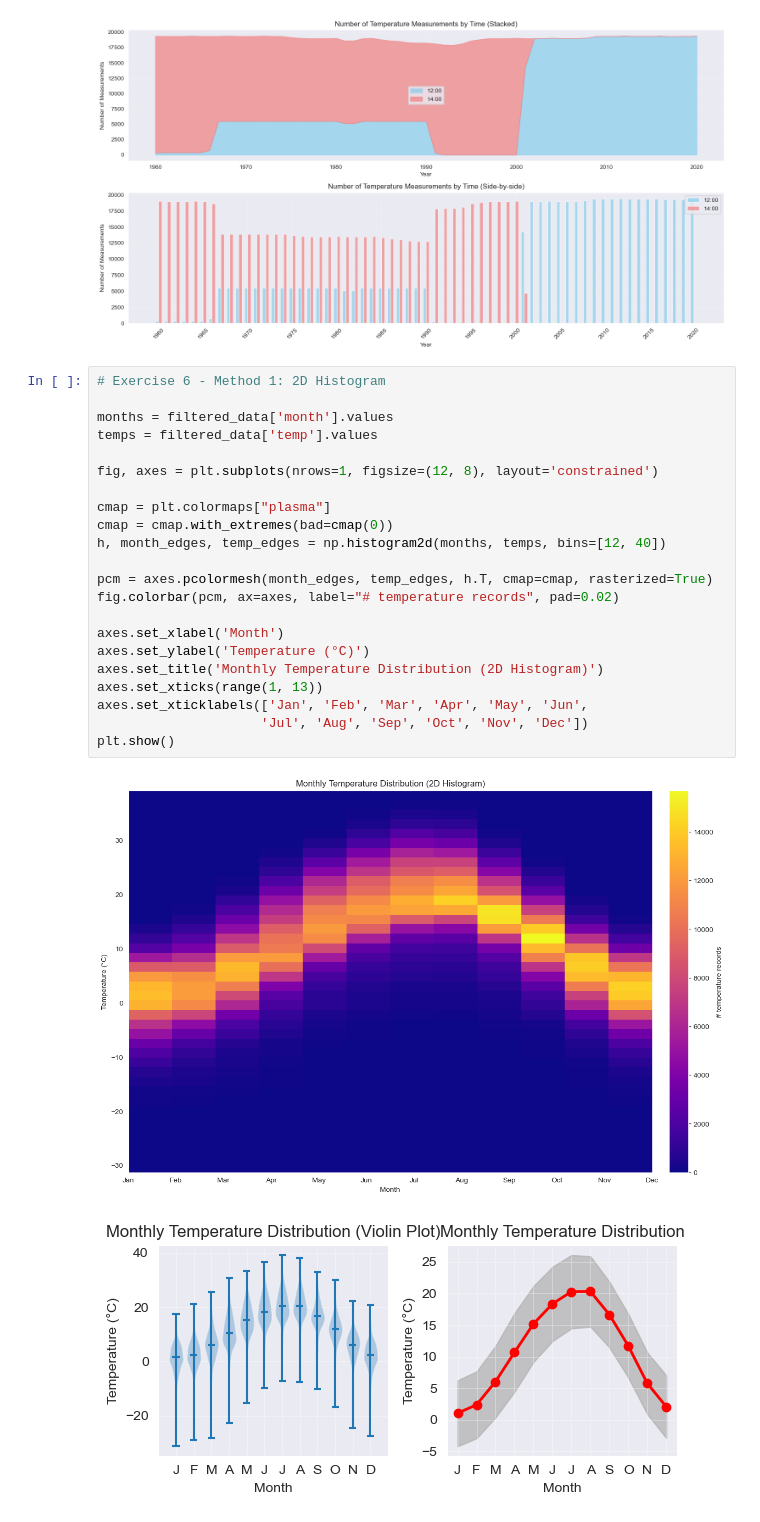
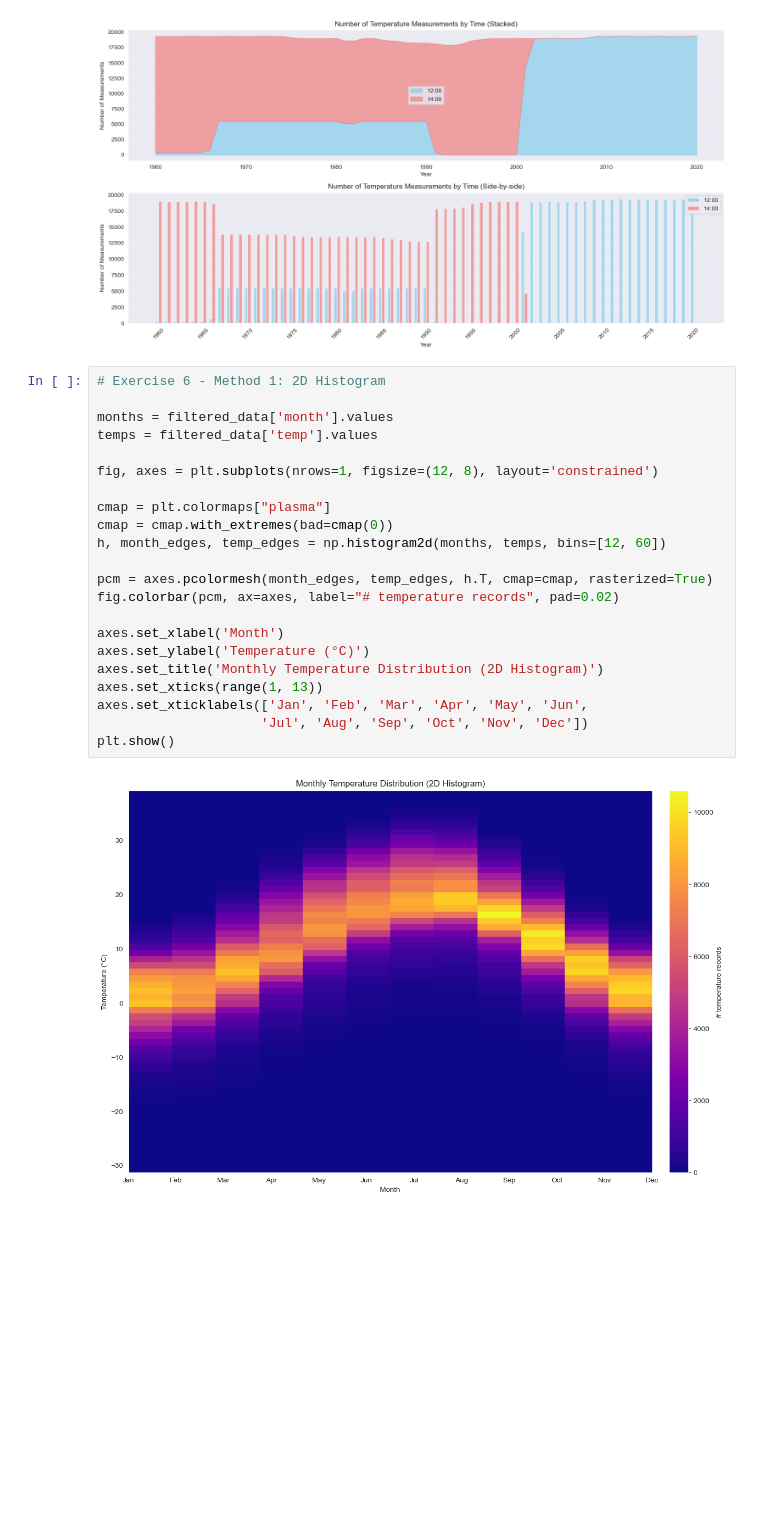
Before and after one commit to mak8427/data_visualization, a Jupyter notebook: problem-sheet-05/Ex_Davide_5_2.ipynb, the cells around one changed output. Drawn from its saved outputs; the diff is of its cells as text; blank space fills up the shorter version.

```diff
--- a/problem-sheet-05/Ex_Davide_5_2.ipynb
+++ b/problem-sheet-05/Ex_Davide_5_2.ipynb
@@ -116,25 +116,24 @@ plt.show()
 # %%
 # Exercise 6 - Method 1: 2D Histogram
 
 months = filtered_data['month'].values
 temps = filtered_data['temp'].values
 
 fig, axes = plt.subplots(nrows=1, figsize=(12, 8), layout='constrained')
 
 cmap = plt.colormaps["plasma"]
 cmap = cmap.with_extremes(bad=cmap(0))
-h, month_edges, temp_edges = np.histogram2d(months, temps, bins=[12, 40])
+h, month_edges, temp_edges = np.histogram2d(months, temps, bins=[12, 60])
 
 pcm = axes.pcolormesh(month_edges, temp_edges, h.T, cmap=cmap, rasterized=True)
 fig.colorbar(pcm, ax=axes, label="# temperature records", pad=0.02)
 
 axes.set_xlabel('Month')
 axes.set_ylabel('Temperature (°C)')
 axes.set_title('Monthly Temperature Distribution (2D Histogram)')
 axes.set_xticks(range(1, 13))
 axes.set_xticklabels(['Jan', 'Feb', 'Mar', 'Apr', 'May', 'Jun',
                      'Jul', 'Aug', 'Sep', 'Oct', 'Nov', 'Dec'])
 plt.show()
 # %% [output]
-[figure, old version]
+[figure, new version]
-[figure, removed]
```
Also changed, not shown: parts of 3 cells of this notebook.
